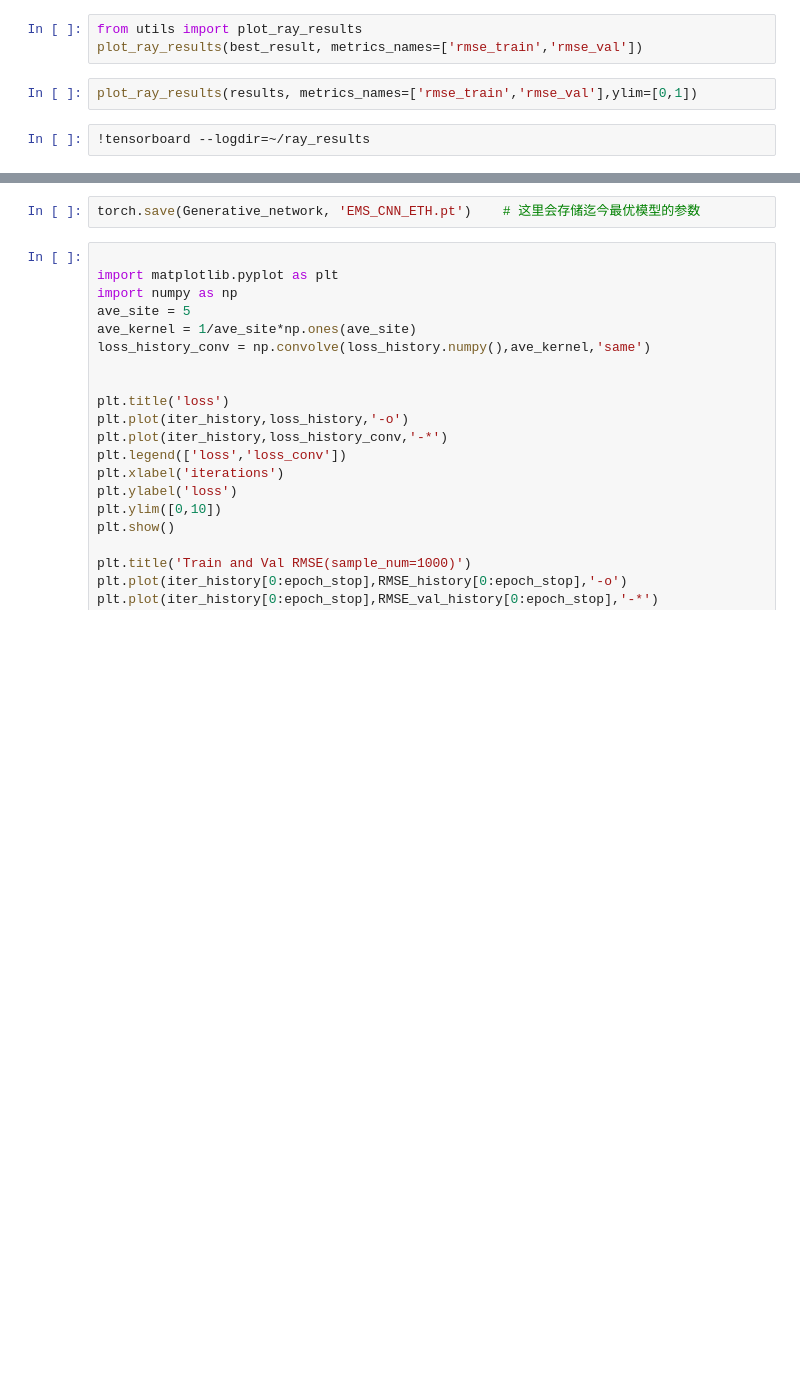
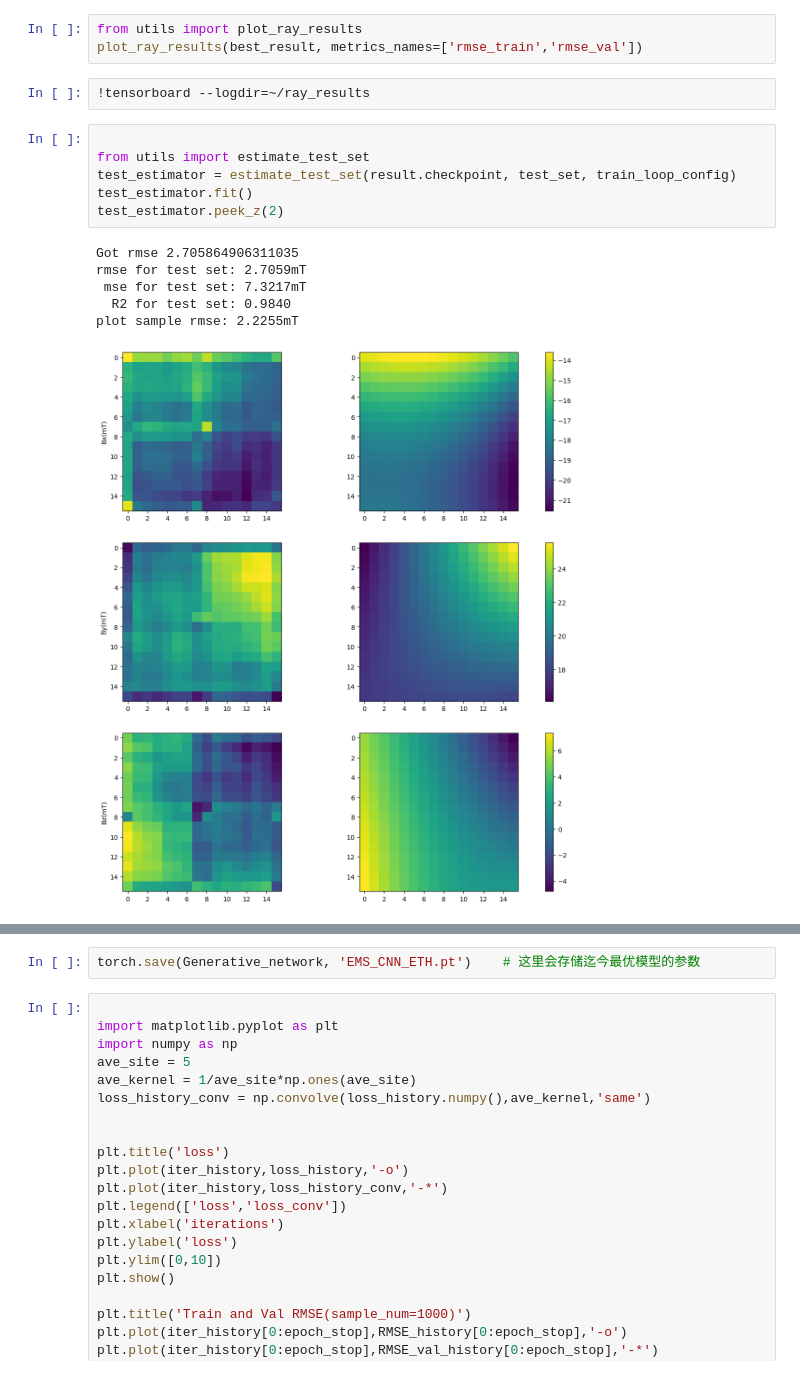
Before and after one commit to Junang-Wang/Qubot_Elastica, a Jupyter notebook: Modeling eMNS/Generative_model_v2.ipynb, the cells around one changed output, grey strips where cells are left out. Saved outputs shown, nothing was run; the diff lists cells and outputs as text; blank space fills up the shorter version.

```diff
--- a/Modeling eMNS/Generative_model_v2.ipynb
+++ b/Modeling eMNS/Generative_model_v2.ipynb
@@ -208,7 +270,18 @@ print(best_result)
 # %%
 from utils import plot_ray_results
 plot_ray_results(best_result, metrics_names=['rmse_train','rmse_val'])
-# %%
-plot_ray_results(results, metrics_names=['rmse_train','rmse_val'],ylim=[0,1])
 # %%
 !tensorboard --logdir=~/ray_results
+# %%
+
+from utils import estimate_test_set
+test_estimator = estimate_test_set(result.checkpoint, test_set, train_loop_config)
+test_estimator.fit()
+test_estimator.peek_z(2)
+# %% [output]
+Got rmse 2.705864906311035
+rmse for test set: 2.7059mT
+ mse for test set: 7.3217mT
+  R2 for test set: 0.9840
+plot sample rmse: 2.2255mT
+[figure, added]
```
Also changed, not shown: parts of 9 cells of this notebook, 4 other files.
